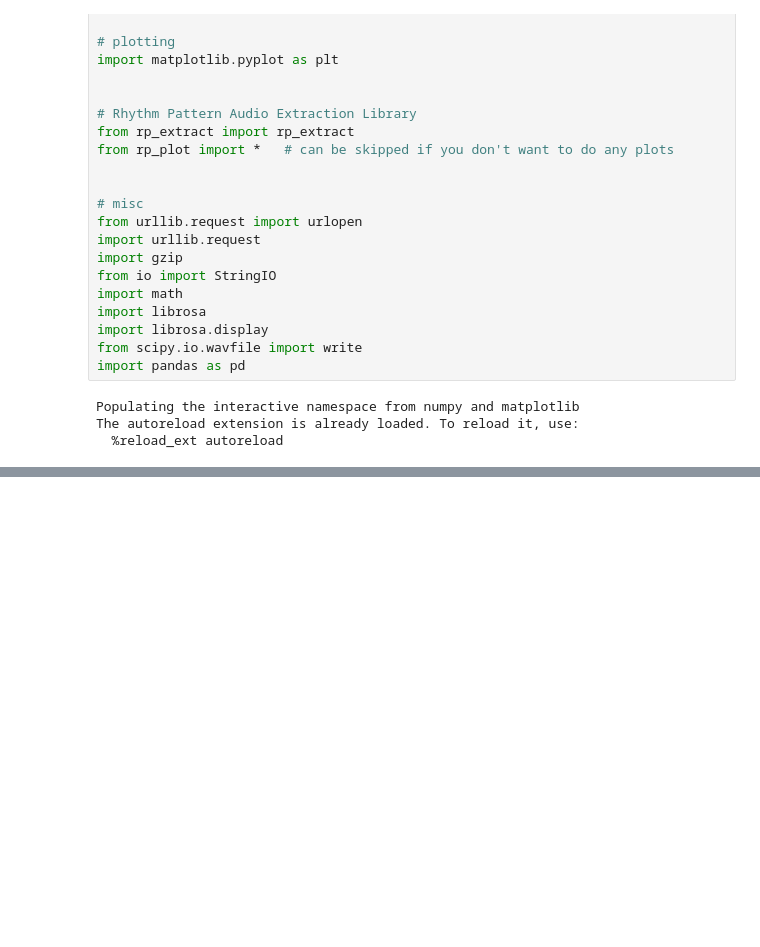
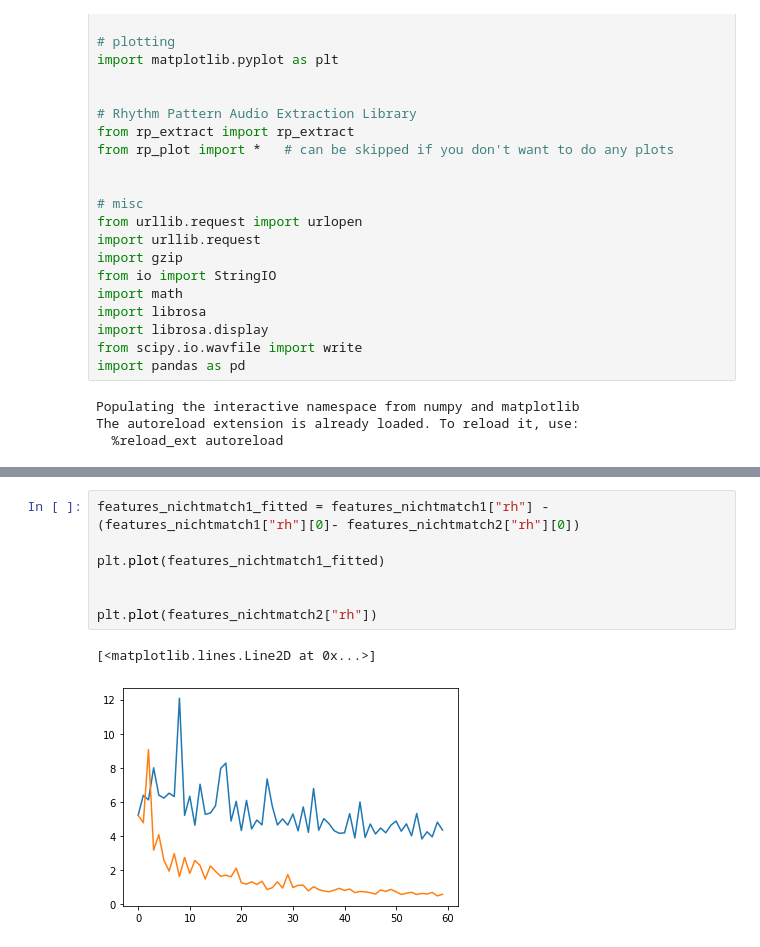
Before and after one commit to alexeitl/rp_extract, a Jupyter notebook: attempt_rythm_histogram.ipynb, the cells around one changed output, grey strips where cells are left out. Drawn from its saved outputs; the diff is of its cells as text; blank space fills up the shorter version.

```diff
--- a/attempt_rythm_histogram.ipynb
+++ b/attempt_rythm_histogram.ipynb
@@ -190,0 +209,10 @@ print(measures.manhattan_distance(features_nichtmatch1["rh"], features_nichtmatc
+# %%
+features_nichtmatch1_fitted = features_nichtmatch1["rh"] - (features_nichtmatch1["rh"][0]- features_nichtmatch2["rh"][0])
+
+plt.plot(features_nichtmatch1_fitted)
+
+
+plt.plot(features_nichtmatch2["rh"])
+# %% [output]
+[<matplotlib.lines.Line2D at 0x...>]
+[figure, added]
```
Also changed, not shown: parts of 15 cells of this notebook, 1 other file.
